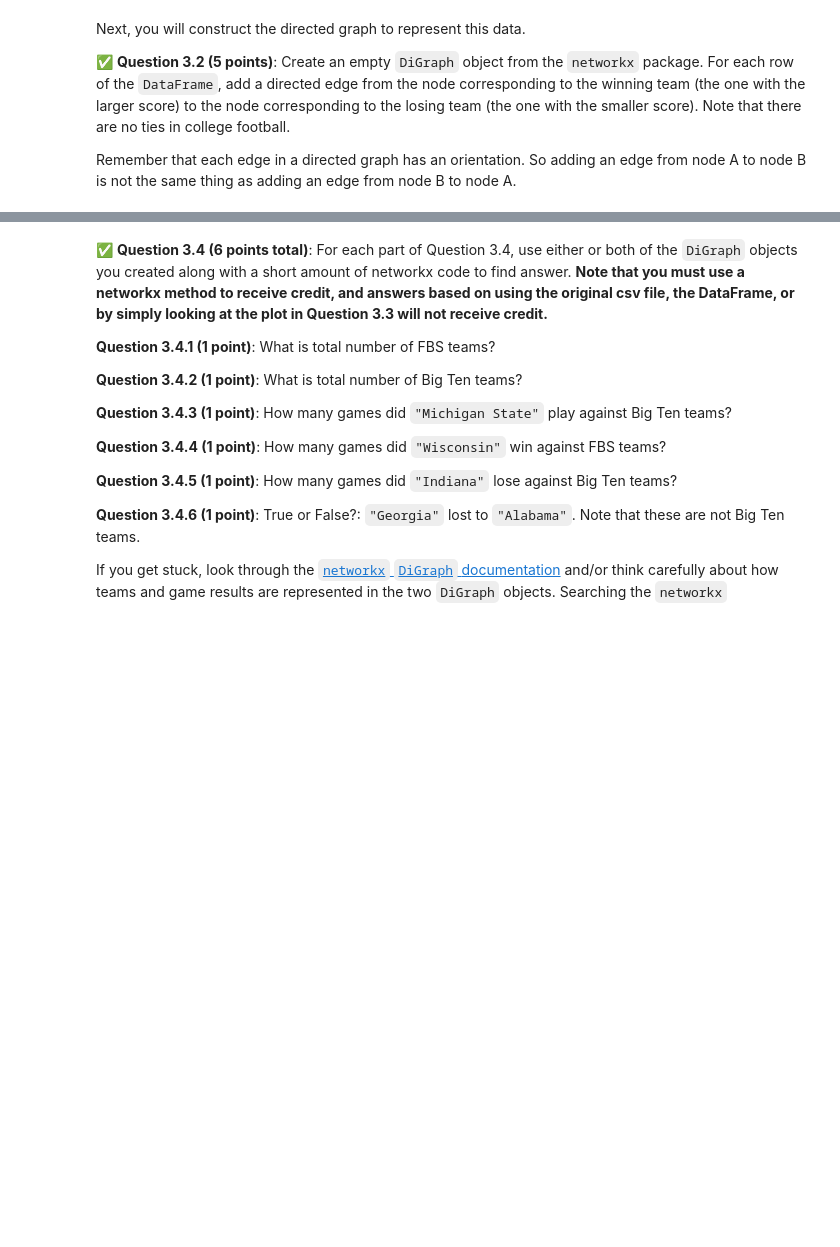
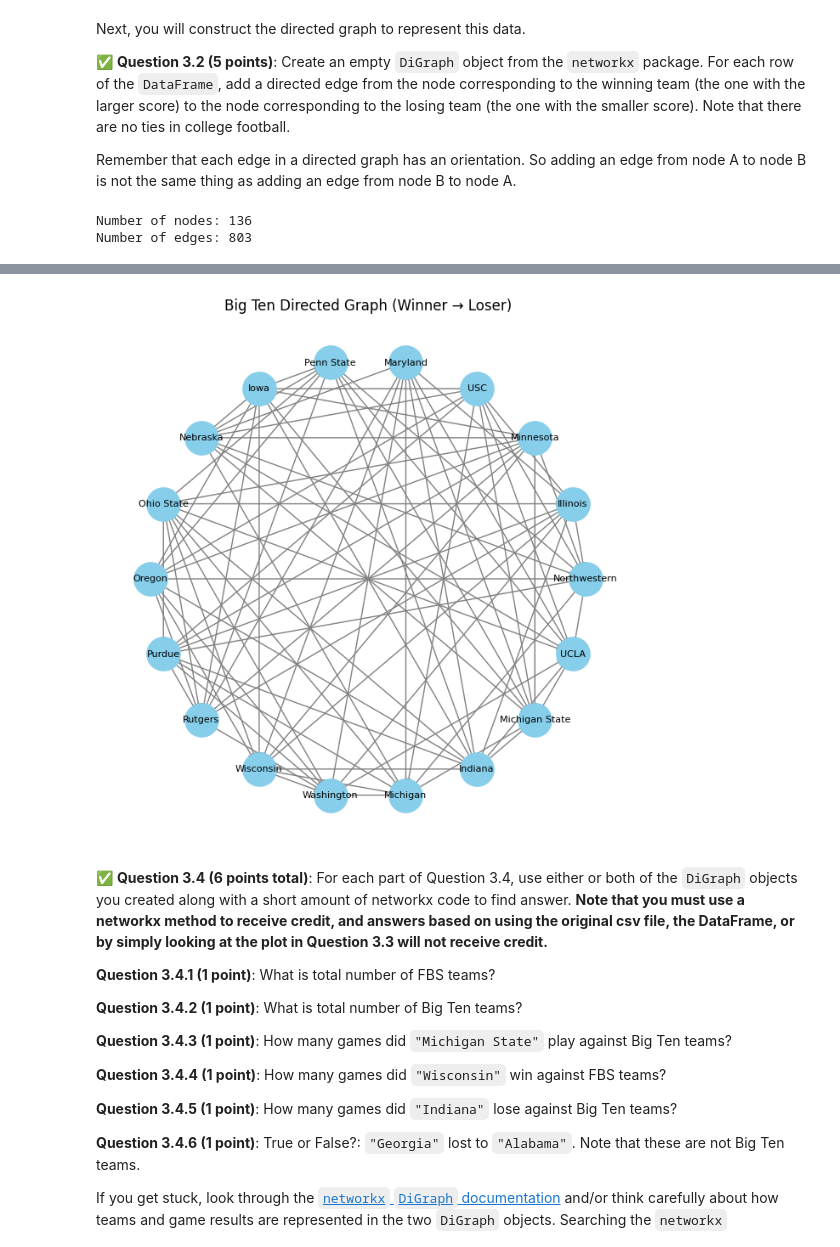
Before and after one commit to kirtanet/CMSE202-f25-turnin, a Jupyter notebook: hw-02/HW-02_ABMandGraphTheory-STUDENT.ipynb, the cells around one changed output, grey strips where cells are left out. Saved outputs shown, nothing was run; the diff lists cells and outputs as text; code cells hidden in the pictures; blank space fills up the shorter version.

```diff
--- a/hw-02/HW-02_ABMandGraphTheory-STUDENT.ipynb
+++ b/hw-02/HW-02_ABMandGraphTheory-STUDENT.ipynb
@@ -547,0 +555,4 @@ Each row contains data from one game between two FBS teams. The first and third
+# %%
+df = pd.read_csv("NCAAFootballScores2025.csv", header=None)
+df.columns = ["Home Team", "Home Score", "Away Team", "Away Score"]
+print("Number of games:", len(df))
@@ -553,6 +588,26 @@ Next, you will construct the directed graph to represent this data.
 Remember that each edge in a directed graph has an orientation. So adding an edge from node A to node B is not the same thing as adding an edge from node B to node A.
 # %%
 # Put your code for Question 3.2 here:
+import networkx as nx
+
+G = nx.DiGraph()
+
+for _, row in df.iterrows():
+    home_team = row["Home Team"]
+    away_team = row["Away Team"]
+    home_score = row["Home Score"]
+    away_score = row["Away Score"]
+
+    if home_score > away_score:
+        G.add_edge(home_team, away_team)
+    else:
+        G.add_edge(away_team, home_team)
+
+print("Number of nodes:", G.number_of_nodes())
+print("Number of edges:", G.number_of_edges())
+# %% [output]
+Number of nodes: 136
+Number of edges: 803
 # %% [markdown]
 This graph has over 100 nodes and hundreds of edges, so it will be hard to look at the entire graph at once. But we can construct and display a small subgraph of the entire directed graph.
 
@@ -567,9 +622,25 @@ If you do this part correctly, you should get something that looks like this:<br
 # %%
 # Put your code for Question 3.3 here:
 Big_Ten_Teams = ["Illinois","Indiana","Iowa","Maryland","Michigan State",
                  "Michigan","Minnesota","Nebraska","Northwestern",
                  "Ohio State","Oregon","Penn State","Purdue","Rutgers",
                  "UCLA","USC","Washington","Wisconsin"]
+
+G_bigten = G.subgraph(Big_Ten_Teams)
+
+pos = nx.circular_layout(G_bigten)
+
+plt.figure(figsize=(8,8))
+
+nx.draw_networkx_nodes(G_bigten, pos, node_color="skyblue", node_size=800)
+nx.draw_networkx_edges(G_bigten, pos, edge_color="gray", arrows=True)
+nx.draw_networkx_labels(G_bigten, pos, font_color="black", font_size=8)
+
+plt.title("Big Ten Directed Graph (Winner → Loser)")
+plt.axis("off")
+plt.show()
+# %% [output]
+[figure, added]
 # %% [markdown]
 &#9989;  **Question 3.4 (6 points total)**: For each part of Question 3.4, use either or both of the `DiGraph` objects you created along with a short amount of networkx code to find answer. **Note that you must use a networkx method to receive credit, and answers based on using the original csv file, the DataFrame, or by simply looking at the plot in Question 3.3 will not receive credit.**
 
```
Also changed, not shown: parts of 14 cells of this notebook, 1 other file.
